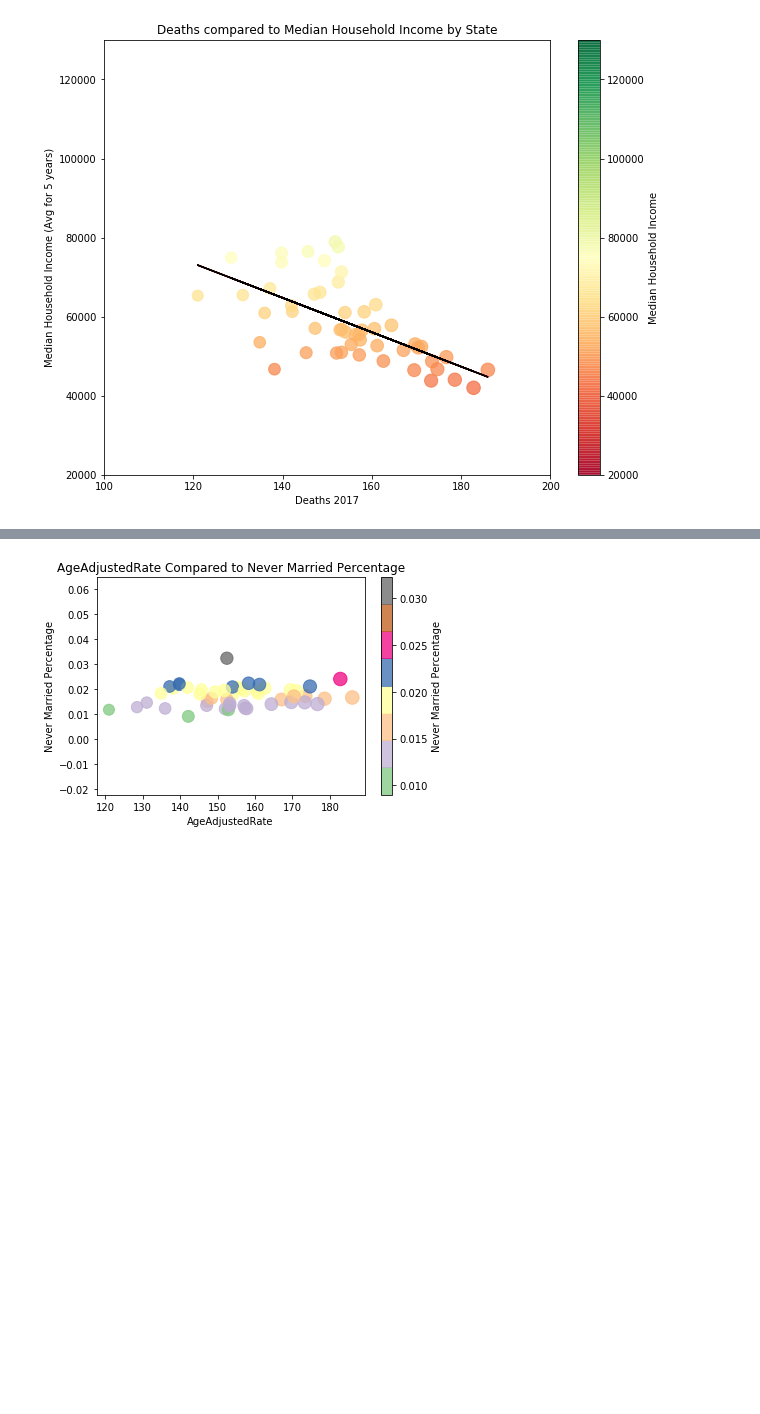
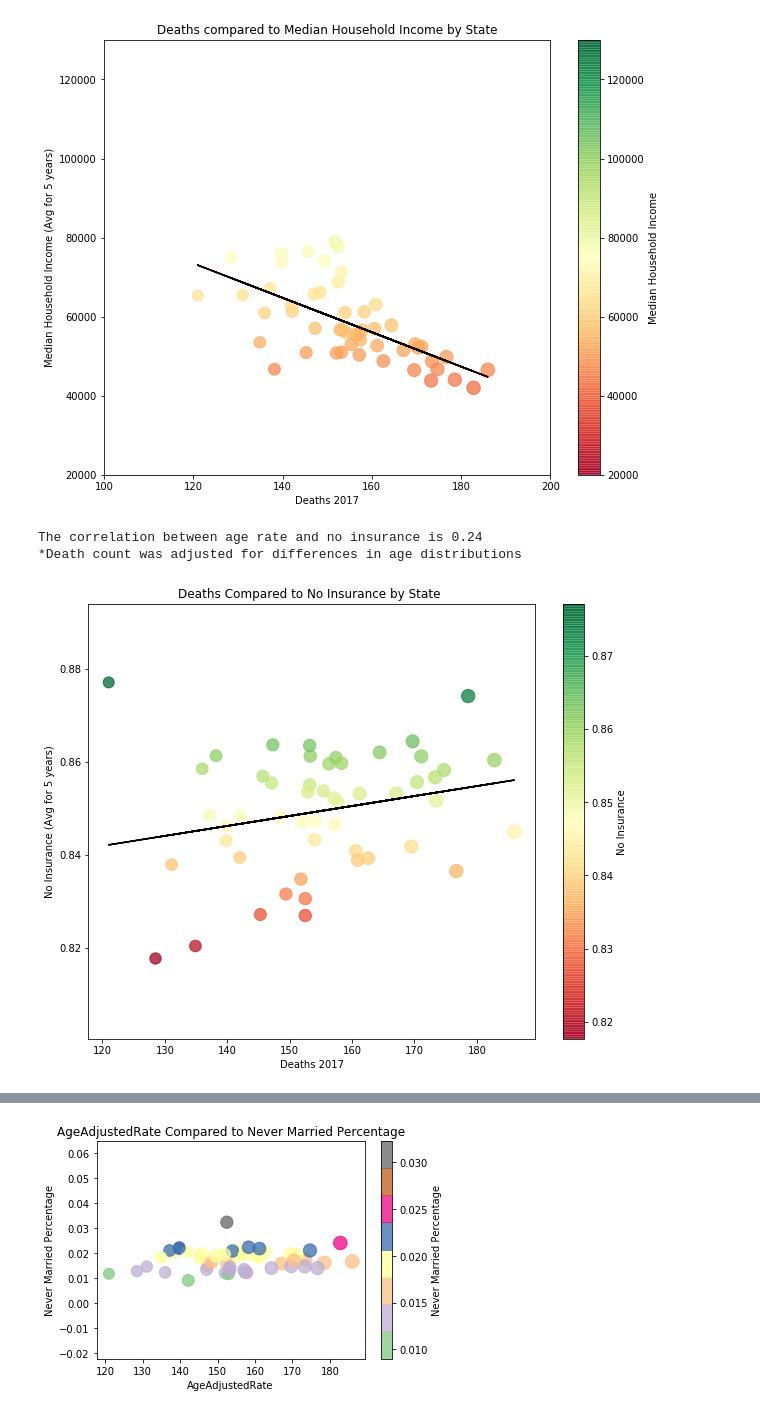
Before and after one commit to Phantogram/Project-BTTV, a Jupyter notebook: TawnyFiles/Step 2 Census/Census by State.ipynb, the cells around one changed output, grey strips where cells are left out. Cells and saved outputs as stored; diff of their text form; code cells hidden in the pictures; blank space fills up the shorter version.

```diff
--- a/TawnyFiles/Step 2 Census/Census by State.ipynb
+++ b/TawnyFiles/Step 2 Census/Census by State.ipynb
@@ -98,6 +98,43 @@ plt.show()
 The correlation between age rate and median household income age is -0.63
 *Death count was adjusted for differences in age distributions
 [figure]
+# %%
+# Compare Deaths to No Insurance
+x_axis = deathrates_census.loc[:,"AgeAdjustedRate"]
+y_axis = deathrates_census.loc[:,'No Insurance']
+
+# Perform a linear regression on temperature vs. latitude
+(slope, intercept, rvalue, pvalue, stderr) = stats.linregress(x_axis, y_axis)
+
+# Get regression values
+regress_values = x_axis * slope + intercept
+
+# Create line equation string
+line_eq = "y = " + str(round(slope,2)) + "x +" + str(round(intercept,2))
+# print(line_eq)
+
+# Print Pearson's correlation coefficient (rvalue)
+# print(rvalue)
+
+r_value = print(f"The correlation between age rate and no insurance is {round(rvalue,2)}")
+print(f"*Death count was adjusted for differences in age distributions")
+
+# Create Plot
+plt.figure(figsize=(10,8))
+plt.scatter(x_axis, y_axis, c=y_axis,
+            cmap = 'RdYlGn', s=x_axis, alpha=0.75)
+plt.title('Deaths Compared to No Insurance by State ')
+plt.xlabel('Deaths 2017')
+plt.ylabel('No Insurance (Avg for 5 years)')
+plt.plot(x_axis,regress_values,"k-")
+# plt.ylim(.3, 1)
+cbar = plt.colorbar()
+cbar.set_label('No Insurance')
+plt.show()
+# %% [output]
+The correlation between age rate and no insurance is 0.24
+*Death count was adjusted for differences in age distributions
+[figure, added]
 # %%
 # Compare Deaths to median age
 x_axis = deathrates_census.loc[:,"AgeAdjustedRate"]
```
Also changed, not shown: parts of 2 cells of this notebook, 5 other files.
